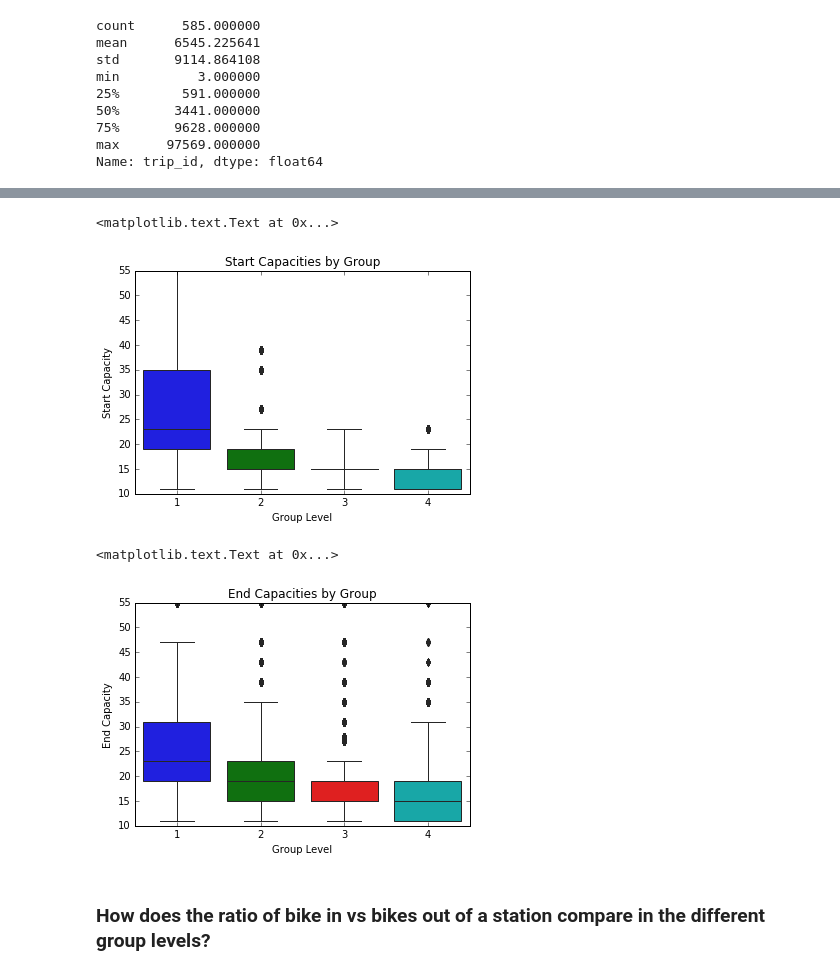
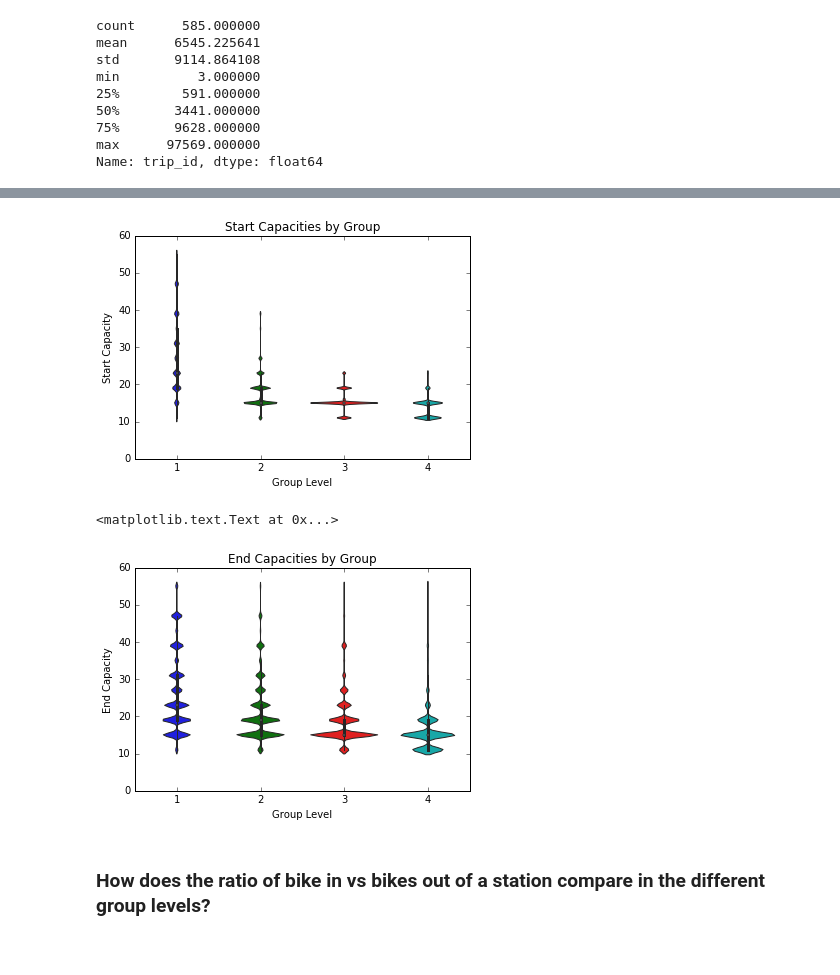
Before and after one commit to dgeihsler15/Springboard, a Jupyter notebook: Capstone1/Additional_EDA_inferential_statistics.ipynb, the cells around one changed output, grey strips where cells are left out. Saved outputs shown, nothing was run; the diff lists cells and outputs as text; code cells hidden in the pictures.

Commit message:
updated overview language and added duration visual

```diff
--- a/Capstone1/Additional_EDA_inferential_statistics.ipynb
+++ b/Capstone1/Additional_EDA_inferential_statistics.ipynb
@@ -215,19 +213,19 @@ Group 4 15.8927581717
 # %%
-sns.boxplot(x='group', y='start_capacity', data=df)
+sns.violinplot(x='group', y='start_capacity', data=df)
 plt.xlabel('Group Level')
 plt.ylabel('Start Capacity')
 plt.title('Start Capacities by Group')
+plt.show()
 # %% [output]
-<matplotlib.text.Text at 0x...>
-[figure, old version]
+[figure, new version]
 # %%
-sns.boxplot(x='group', y='end_capacity', data=df)
+sns.violinplot(x='group', y='end_capacity', data=df)
 plt.xlabel('Group Level')
 plt.ylabel('End Capacity')
 plt.title('End Capacities by Group')
 # %% [output]
 <matplotlib.text.Text at 0x...>
-[figure, old version]
+[figure, new version]
 # %% [markdown]
 ### How does the ratio of bike in vs bikes out of a station compare in the different group levels?
 # %%
```
Also changed, not shown: parts of 28 cells of this notebook.
